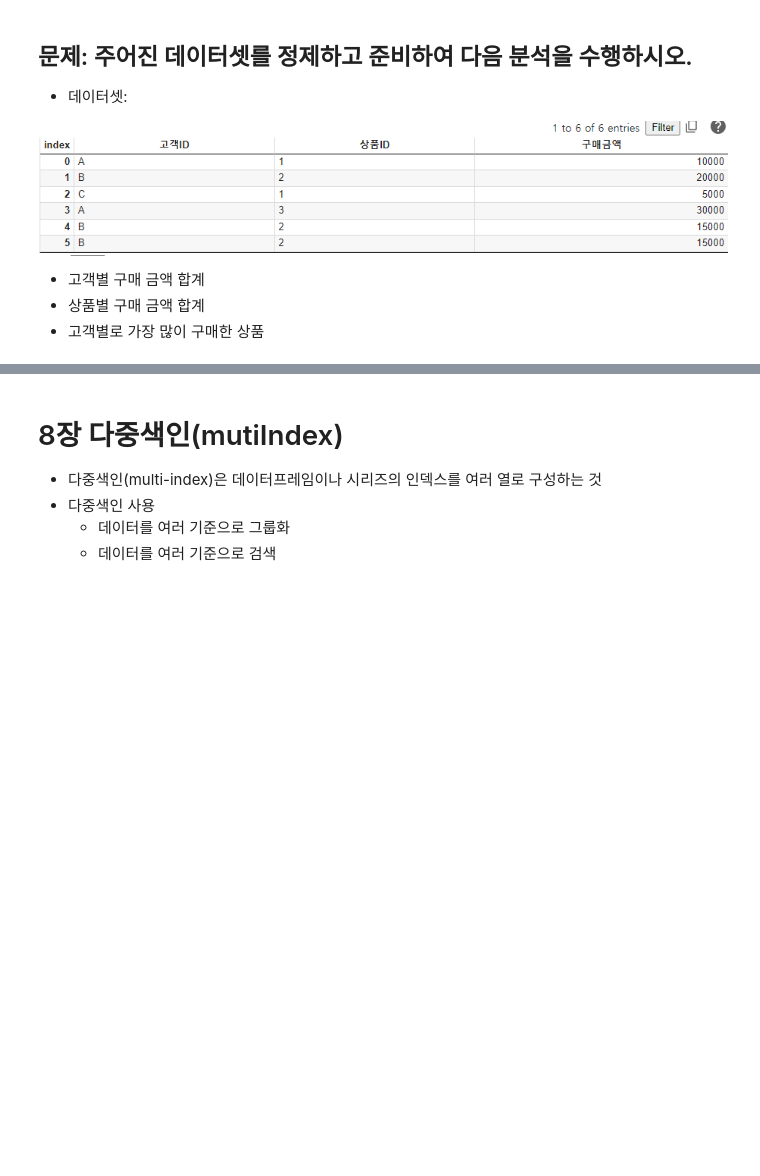
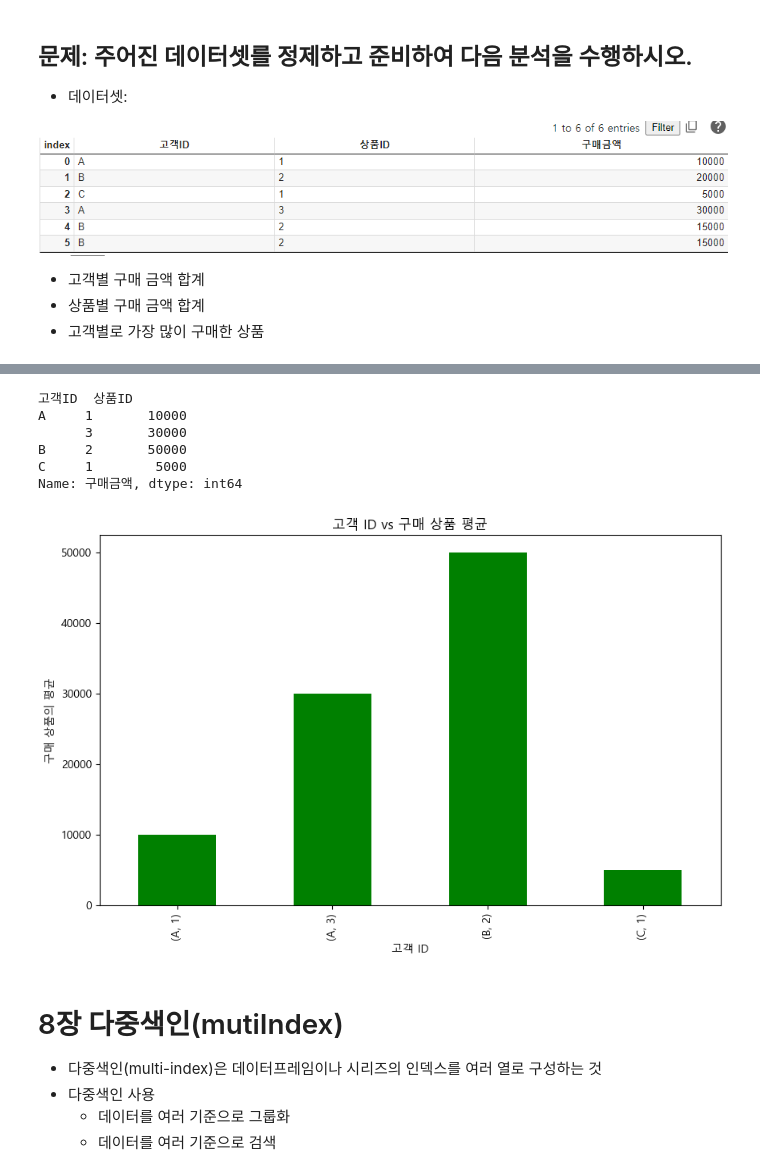
Before and after one commit to dlona12/python_basic_1, a Jupyter notebook: data_analysis_4_30_class.ipynb, the cells around one changed output, grey strips where cells are left out. Cells and saved outputs as stored; diff of their text form; code cells hidden in the pictures; blank space fills up the shorter version.

```diff
--- a/data_analysis_4_30_class.ipynb
+++ b/data_analysis_4_30_class.ipynb
@@ -174,3 +233,23 @@ df
+# %%
+# 6) 고객ID와 상품ID를 기준으로 그룹화하여 구매금액의 합계를 계산하고 시각화 (hint : groupby())
+grouped_df = df.groupby(["고객ID", "상품ID"])["구매금액"].sum()
+print(grouped_df)
+grouped_df.index
+
+grouped_df.plot(kind = "bar", color = "green") #!!!!
+
+plt.xlabel("고객 ID")
+plt.ylabel("구매 상품의 평균")
+plt.title("고객 ID vs 구매 상품 평균")
+plt.show()
+# %% [output]
+고객ID  상품ID
+A     1       10000
+      3       30000
+B     2       50000
+C     1        5000
+Name: 구매금액, dtype: int64
+[figure, added]
 # %% [markdown]
 # 8장 다중색인(mutiIndex)
 * 다중색인(multi-index)은 데이터프레임이나 시리즈의 인덱스를 여러 열로 구성하는 것
```
Also changed, not shown: parts of 12 cells of this notebook.
